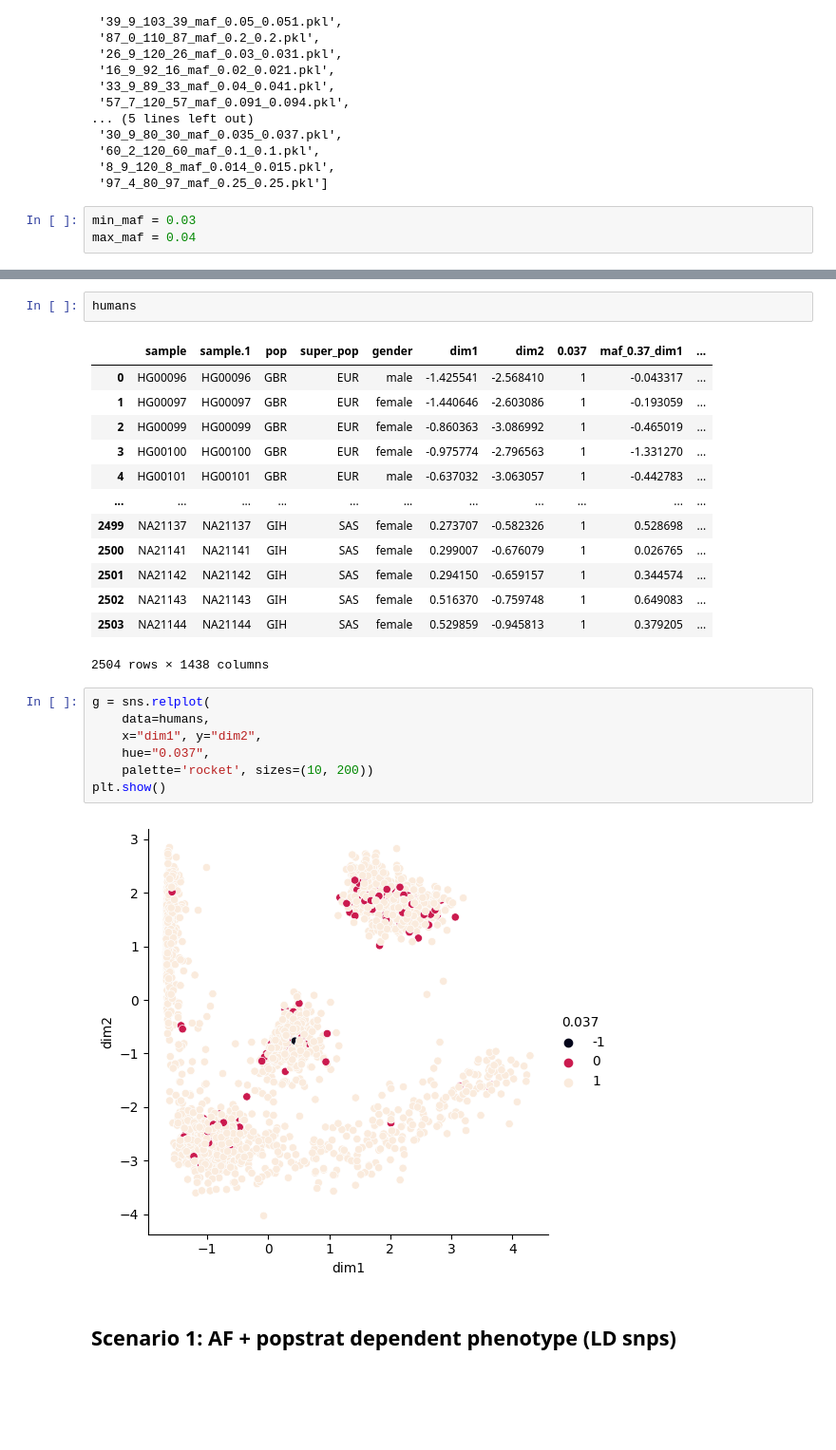
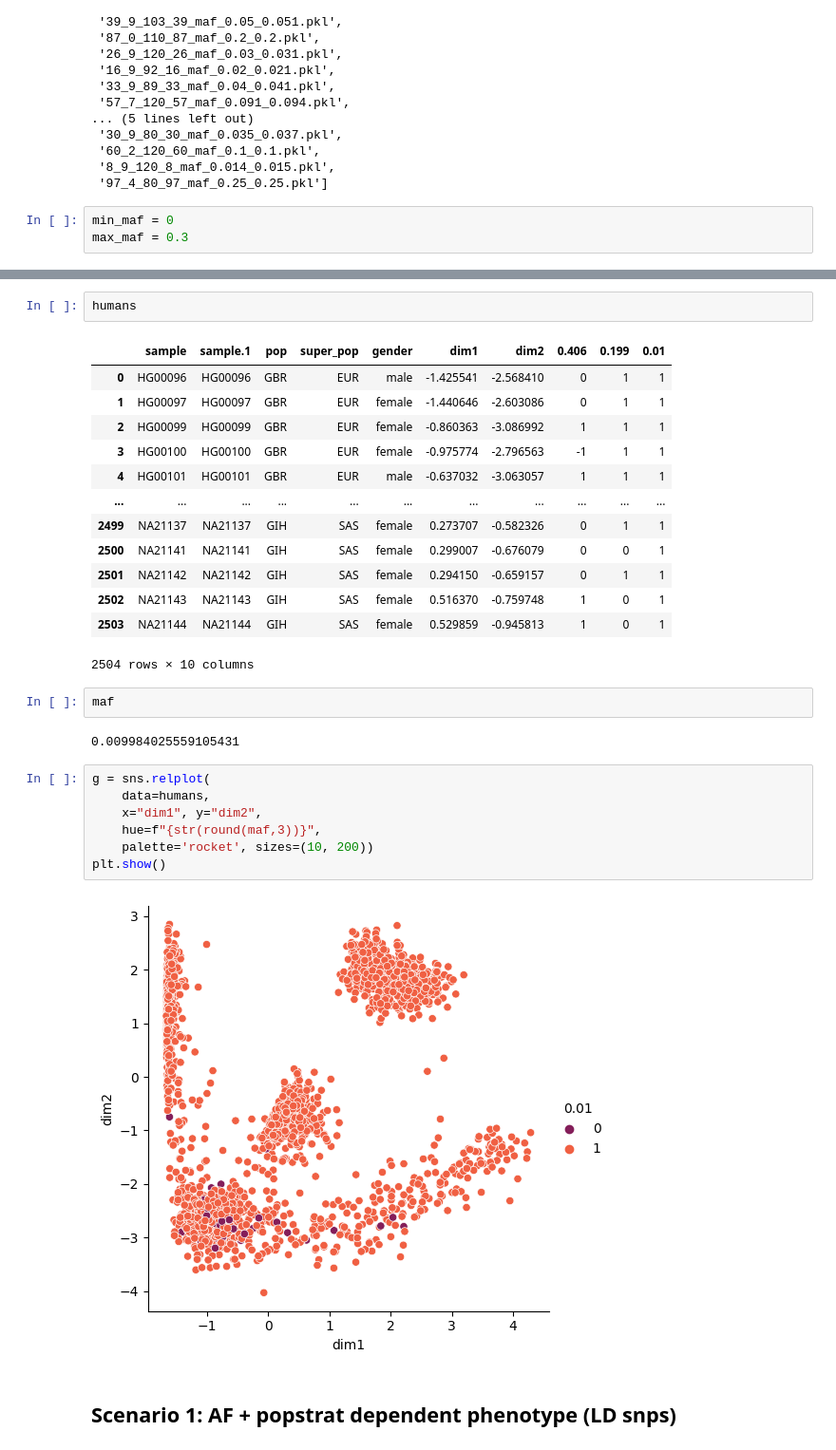
Before and after one commit to mat2m10/powercontrol, a Jupyter notebook: 04_population_stratification_analysis.ipynb, the cells around one changed output, grey strips where cells are left out. Shown at 95% size. Saved outputs shown, nothing was run; the diff lists cells and outputs as text; blank space fills up the shorter version.

```diff
--- a/04_population_stratification_analysis.ipynb
+++ b/04_population_stratification_analysis.ipynb
@@ -75,8 +75,8 @@ os.listdir('./data/genotype')
  '8_9_120_8_maf_0.014_0.015.pkl',
  '97_4_80_97_maf_0.25_0.25.pkl']
 # %%
-min_maf = 0.03
-max_maf = 0.04
+min_maf = 0
+max_maf = 0.3
 # %%
 snps = [f for f in os.listdir('./data/genotype') if  max_maf > float(f.split("_maf_")[1].split('.pkl')[0].split('_')[0]) > min_maf]
 snps
@@ -107,28 +124,32 @@ for snp in snps[0:1]:
 # %%
 humans
 # %% [output]
-|  | sample | sample.1 | pop | super_pop | gender | dim1 | dim2 | 0.037 | maf_0.37_dim1 | ... |
-| 0 | HG00096 | HG00096 | GBR | EUR | male | -1.425541 | -2.568410 | 1 | -0.043317 | ... |
-| 1 | HG00097 | HG00097 | GBR | EUR | female | -1.440646 | -2.603086 | 1 | -0.193059 | ... |
-| 2 | HG00099 | HG00099 | GBR | EUR | female | -0.860363 | -3.086992 | 1 | -0.465019 | ... |
-| 3 | HG00100 | HG00100 | GBR | EUR | female | -0.975774 | -2.796563 | 1 | -1.331270 | ... |
-| 4 | HG00101 | HG00101 | GBR | EUR | male | -0.637032 | -3.063057 | 1 | -0.442783 | ... |
+|  | sample | sample.1 | pop | super_pop | gender | dim1 | dim2 | 0.406 | 0.199 | 0.01 |
+| 0 | HG00096 | HG00096 | GBR | EUR | male | -1.425541 | -2.568410 | 0 | 1 | 1 |
+| 1 | HG00097 | HG00097 | GBR | EUR | female | -1.440646 | -2.603086 | 0 | 1 | 1 |
+| 2 | HG00099 | HG00099 | GBR | EUR | female | -0.860363 | -3.086992 | 1 | 1 | 1 |
+| 3 | HG00100 | HG00100 | GBR | EUR | female | -0.975774 | -2.796563 | -1 | 1 | 1 |
+| 4 | HG00101 | HG00101 | GBR | EUR | male | -0.637032 | -3.063057 | 1 | 1 | 1 |
 | ... | ... | ... | ... | ... | ... | ... | ... | ... | ... | ... |
-| 2499 | NA21137 | NA21137 | GIH | SAS | female | 0.273707 | -0.582326 | 1 | 0.528698 | ... |
-| 2500 | NA21141 | NA21141 | GIH | SAS | female | 0.299007 | -0.676079 | 1 | 0.026765 | ... |
-| 2501 | NA21142 | NA21142 | GIH | SAS | female | 0.294150 | -0.659157 | 1 | 0.344574 | ... |
-| 2502 | NA21143 | NA21143 | GIH | SAS | female | 0.516370 | -0.759748 | 1 | 0.649083 | ... |
-| 2503 | NA21144 | NA21144 | GIH | SAS | female | 0.529859 | -0.945813 | 1 | 0.379205 | ... |
+| 2499 | NA21137 | NA21137 | GIH | SAS | female | 0.273707 | -0.582326 | 0 | 1 | 1 |
+| 2500 | NA21141 | NA21141 | GIH | SAS | female | 0.299007 | -0.676079 | 0 | 0 | 1 |
+| 2501 | NA21142 | NA21142 | GIH | SAS | female | 0.294150 | -0.659157 | 0 | 1 | 1 |
+| 2502 | NA21143 | NA21143 | GIH | SAS | female | 0.516370 | -0.759748 | 1 | 0 | 1 |
+| 2503 | NA21144 | NA21144 | GIH | SAS | female | 0.529859 | -0.945813 | 1 | 0 | 1 |
-2504 rows × 1438 columns
+2504 rows × 10 columns
+# %%
+maf
+# %% [output]
+0.009984025559105431
 # %%
 g = sns.relplot(
     data=humans,
     x="dim1", y="dim2",
-    hue="0.037",
+    hue=f"{str(round(maf,3))}",
     palette='rocket', sizes=(10, 200))
 plt.show()
 # %% [output]
-[figure, old version]
+[figure, new version]
 # %% [markdown]
 ## Scenario 1: AF + popstrat dependent phenotype (LD snps)
 # %%
```
Also changed, not shown: parts of 3 cells of this notebook, 4 other files.
